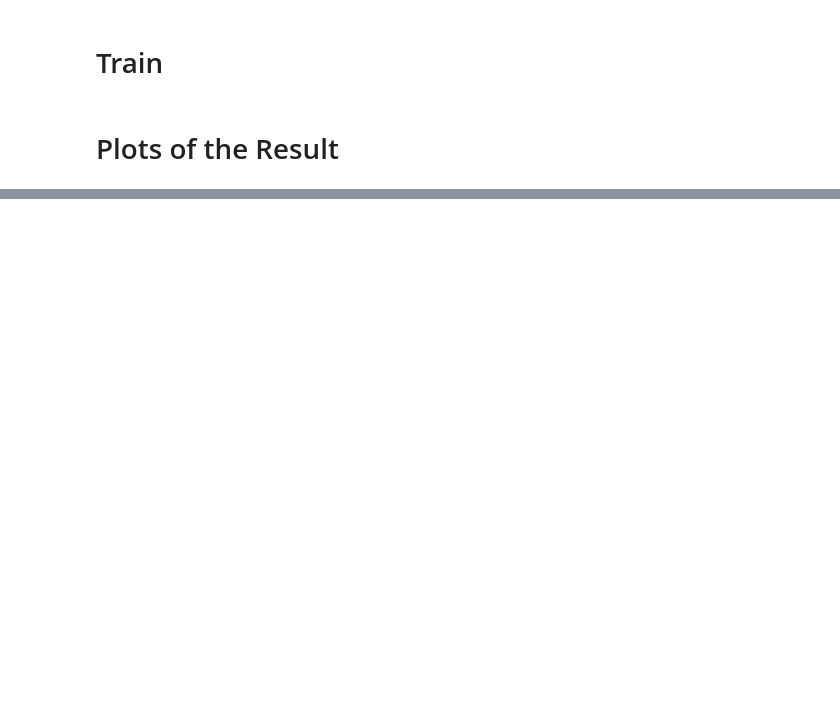
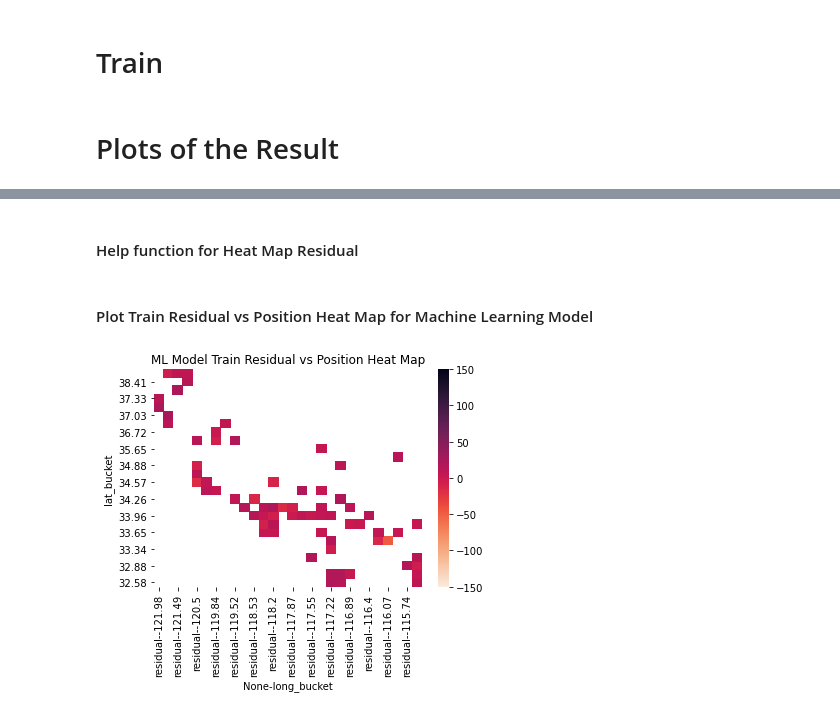
Before and after one commit to zimine/Data200-project, a Jupyter notebook: ML_Model.ipynb, the cells around one changed output, grey strips where cells are left out. Drawn from its saved outputs; the diff is of its cells as text; code cells hidden in the pictures; blank space fills up the shorter version.

Commit message:
Add Heat Maps and Prepared for Merge

```diff
--- a/ML_Model.ipynb
+++ b/ML_Model.ipynb
@@ -167,0 +180,31 @@ plt.show()
+# %% [markdown]
+#### Help function for Heat Map Residual
+# %%
+def bucket_data_residual(table, aggfunc, resolution):
+    long_buckets = np.sort(np.linspace(table['Longitude'].min(), table['Longitude'].max(), num = resolution, endpoint = False))
+    lat_buckets = np.sort(np.linspace(table['Latitude'].min(), table['Latitude'].max(), num=resolution, endpoint=False))
+
+    long_buckets_map = dict(list(zip(long_buckets, np.around(long_buckets,decimals=2))))
+    lat_buckets_map = dict(list(zip(lat_buckets, np.around(lat_buckets,decimals=2))))
+
+    get_lat_bucket_num = lambda loc: lat_buckets_map.get(lat_buckets[lat_buckets <= loc].max())
+    get_long_bucket_num = lambda loc: long_buckets_map.get(long_buckets[long_buckets <= loc].max())
+
+    table['lat_bucket'] = table['Latitude'].apply(get_lat_bucket_num)
+    table['long_bucket'] = table['Longitude'].apply(get_long_bucket_num)
+
+    pivot_cols = ['lat_bucket','long_bucket','residual']
+
+    return pd.pivot_table(table[pivot_cols], index = 'lat_bucket', columns = 'long_bucket', aggfunc = aggfunc)
+# %% [markdown]
+#### Plot Train Residual vs Position Heat Map for Machine Learning Model
+# %%
+residual_train_ml = X_train_ml_np.loc[:,['Latitude', 'Longitude']].copy()
+residual_train_ml.loc[:,"residual"] = (model(X_train_ml)-y_train_ml).detach().numpy().ravel().tolist()
+heatmap_data = bucket_data_residual(residual_train_ml, np.mean, 40)
+ax = sns.heatmap(heatmap_data, vmin=-150, vmax=150, cmap = sns.cm.rocket_r)
+ax.invert_yaxis()
+plt.title("ML Model Train Residual vs Position Heat Map")
+plt.show()
+# %% [output]
+[figure, added]
```
Also changed, not shown: parts of 23 cells of this notebook.
